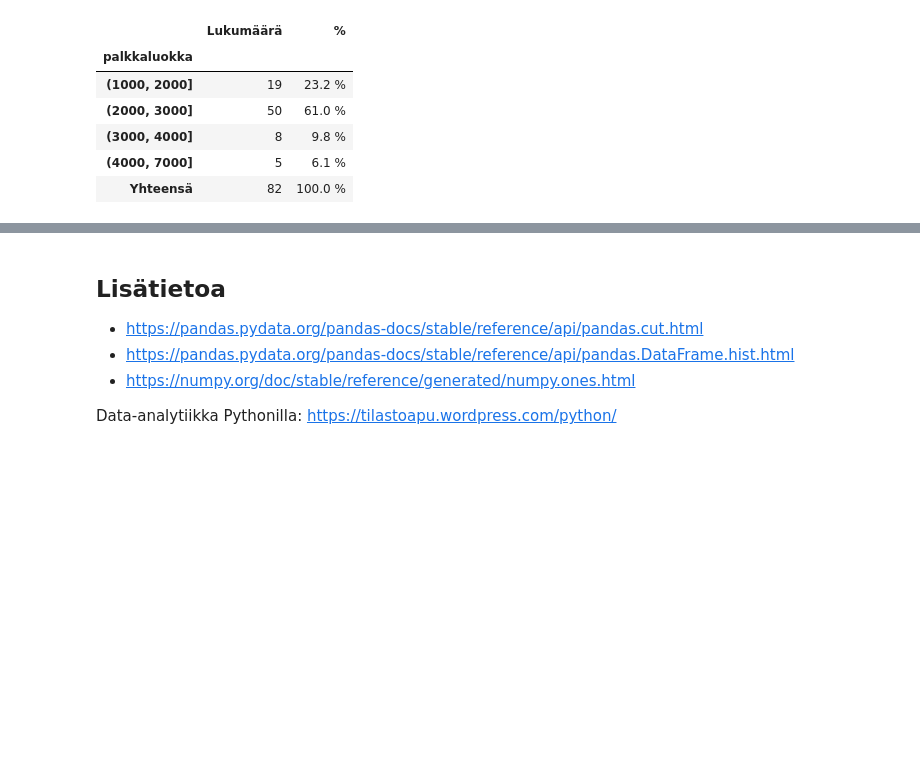
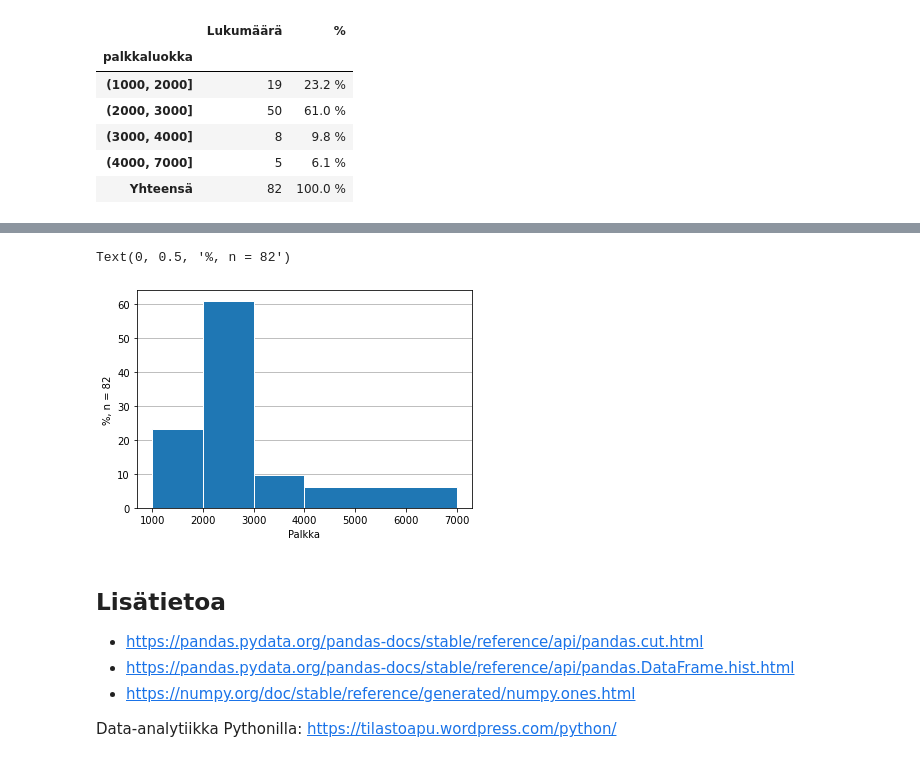
Before and after one commit to taanila/kuvaileva, a Jupyter notebook: luokiteltu_jakauma.ipynb, the cells around one changed output, grey strips where cells are left out. Cells and saved outputs as stored; diff of their text form; code cells hidden in the pictures; blank space fills up the shorter version.

```diff
--- a/luokiteltu_jakauma.ipynb
+++ b/luokiteltu_jakauma.ipynb
@@ -99,3 +106,17 @@ Text(0, 0.5, '%, n=82')
+# %%
+# Tässä vielä sama muutamalla lisämuotoilulla
+
+n = df['palkka'].count()
+
+df['palkka'].hist(bins = bins, weights = np.ones(n) / n * 100,
+                 zorder = 2, edgecolor = 'white')
+
+plt.grid(axis = 'x')
+plt.xlabel('Palkka')
+plt.ylabel('%, n = ' + str(n))
+# %% [output]
+Text(0, 0.5, '%, n = 82')
+[figure, added]
 # %% [markdown]
 <h2>Lisätietoa</h2>
 
```
Also changed, not shown: parts of 9 cells of this notebook.
